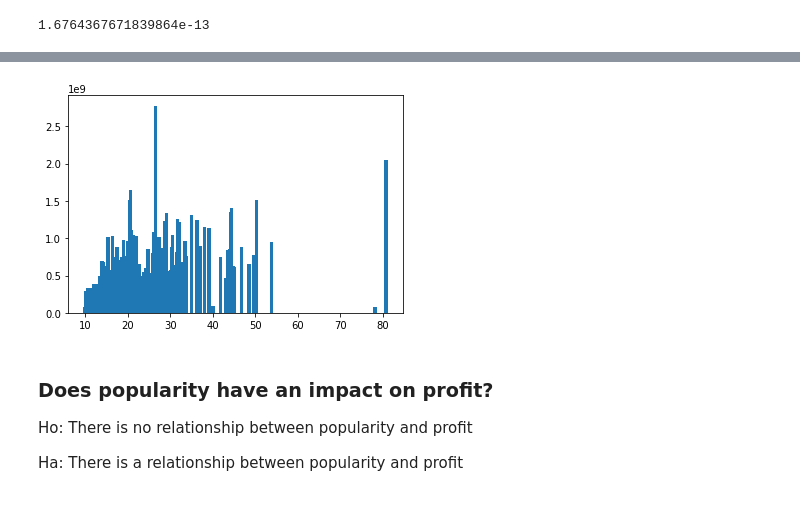
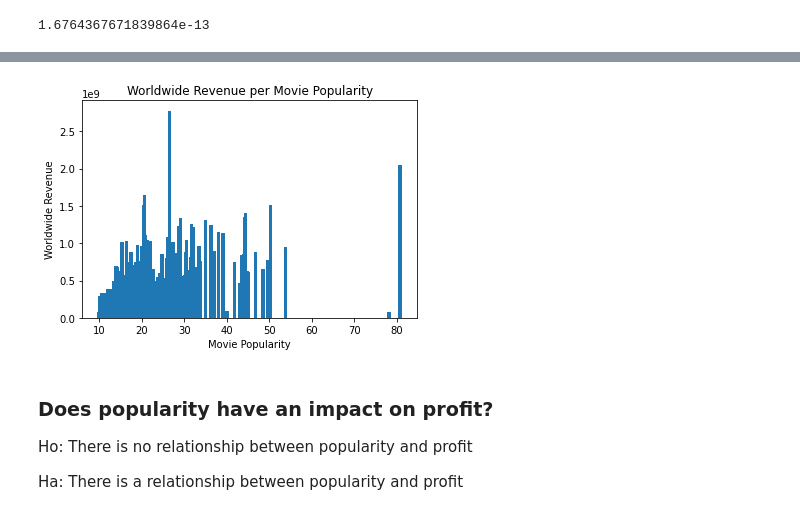
Before and after one commit to mfFrida/Capstone-Project-Semester-1, a Jupyter notebook: student.ipynb, the cells around one changed output, grey strips where cells are left out. Drawn from its saved outputs; the diff is of its cells as text; code cells hidden in the pictures.

Commit message:
Added graphs

```diff
--- a/student.ipynb
+++ b/student.ipynb
@@ -947,16 +1056,16 @@ Reject Null Hypothesis
 # %%
-#graph visual of hypothesis test
+#graph visual
 x = sample_movie_db['popularity']
 
 y = sample_movie_db['worldwide_gross']
 
 plt.bar(x, y)
 plt.xlabel('Movie Popularity')
 plt.ylabel('Worldwide Revenue')
-plt.title('Worldwide Revenue per Movie Popularit')
+plt.title('Worldwide Revenue per Movie Popularity')
 plt.show()
 # %% [output]
-[figure, old version]
+[figure, new version]
 # %% [markdown]
 ### Does popularity have an impact on profit?
 
```
Also changed, not shown: parts of 19 cells of this notebook.
